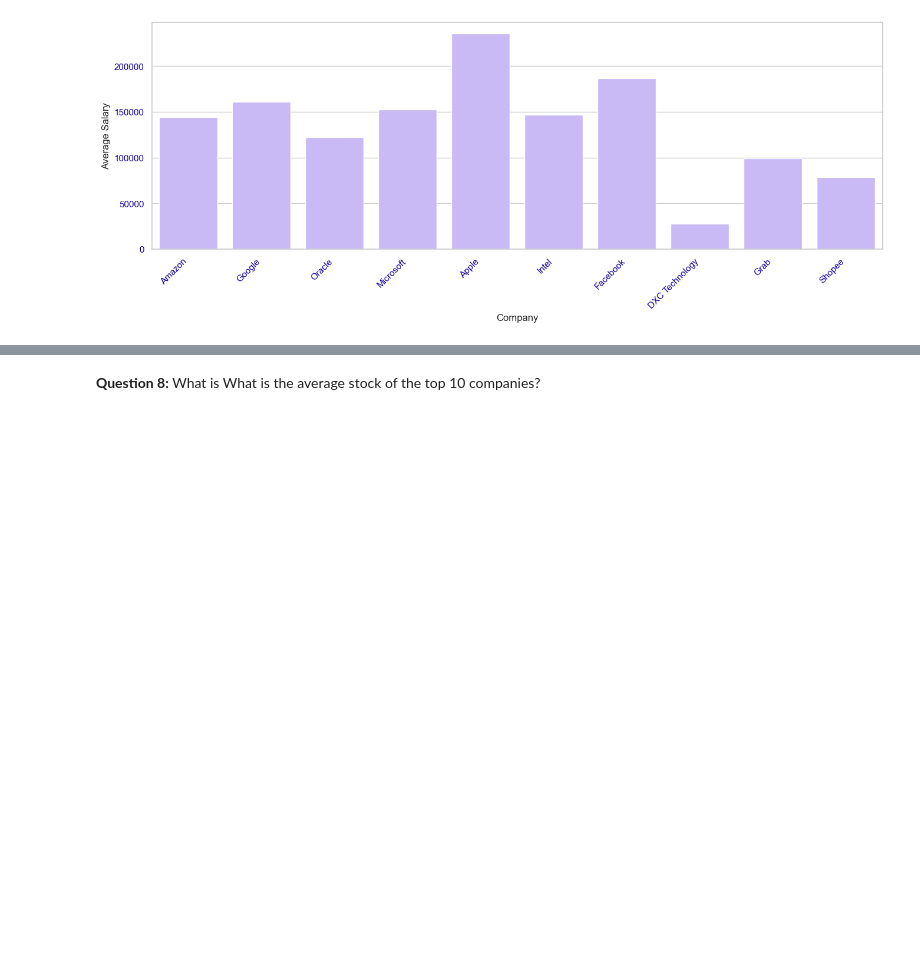
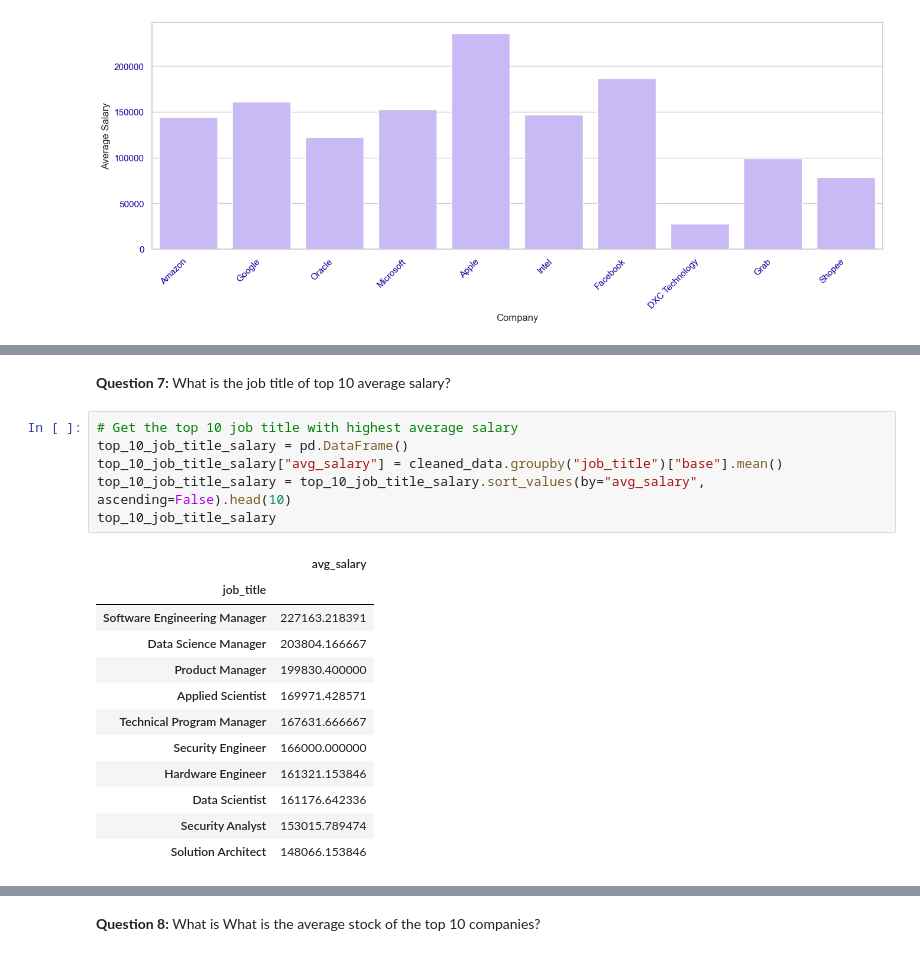
Before and after one commit to Namiscrea7or/SWE-Salary, a Jupyter notebook: notebooks/3-exploration.ipynb, the cells around one changed output, grey strips where cells are left out. Drawn from its saved outputs; the diff is of its cells as text; blank space fills up the shorter version.

Commit message:
add question 7 and question 9

```diff
--- a/notebooks/3-exploration.ipynb
+++ b/notebooks/3-exploration.ipynb
@@ -443,0 +450,21 @@ ax = sns.barplot(data=top_10_companies_salary, x="company", y= "avg_salary", col
+# %% [markdown]
+**Question 7:** What is the job title of top 10 average salary?
+# %%
+# Get the top 10 job title with highest average salary
+top_10_job_title_salary = pd.DataFrame()
+top_10_job_title_salary["avg_salary"] = cleaned_data.groupby("job_title")["base"].mean()
+top_10_job_title_salary = top_10_job_title_salary.sort_values(by="avg_salary", ascending=False).head(10)
+top_10_job_title_salary
+# %% [output]
+|  | avg_salary |
+| job_title |  |
+| Software Engineering Manager | 227163.218391 |
+| Data Science Manager | 203804.166667 |
+| Product Manager | 199830.400000 |
+| Applied Scientist | 169971.428571 |
+| Technical Program Manager | 167631.666667 |
+| Security Engineer | 166000.000000 |
+| Hardware Engineer | 161321.153846 |
+| Data Scientist | 161176.642336 |
+| Security Analyst | 153015.789474 |
+| Solution Architect | 148066.153846 |
```
Also changed, not shown: parts of 12 cells of this notebook.
